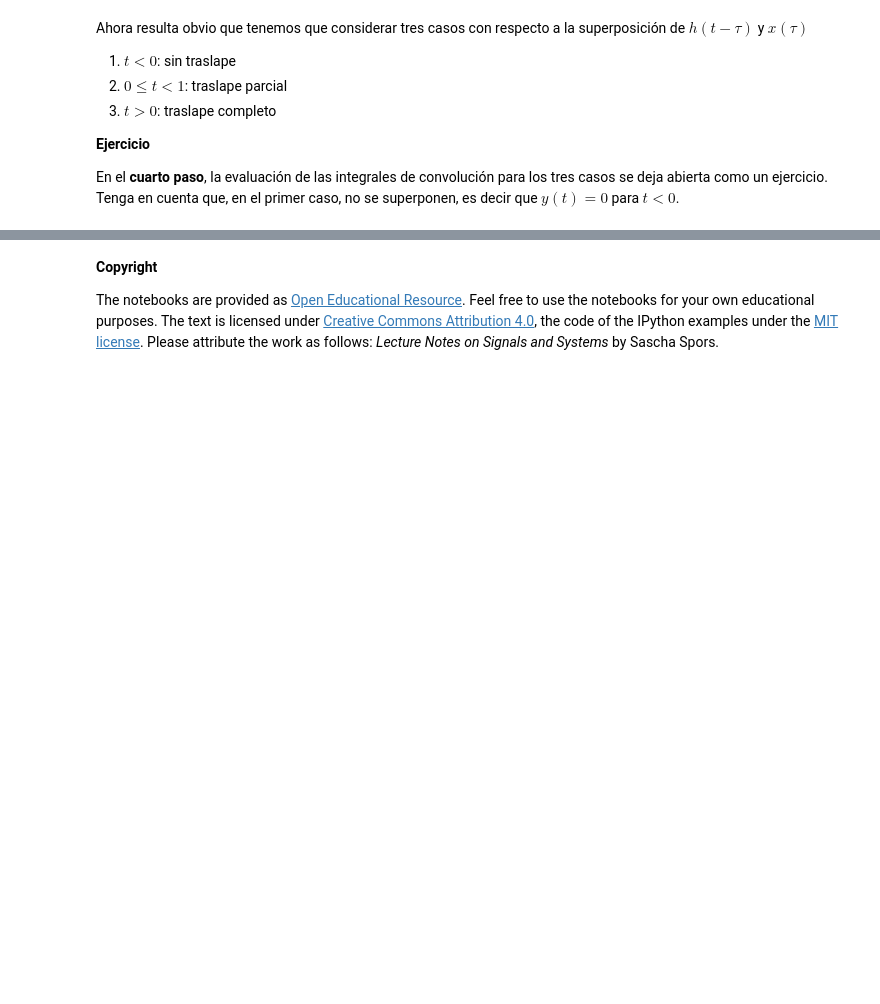
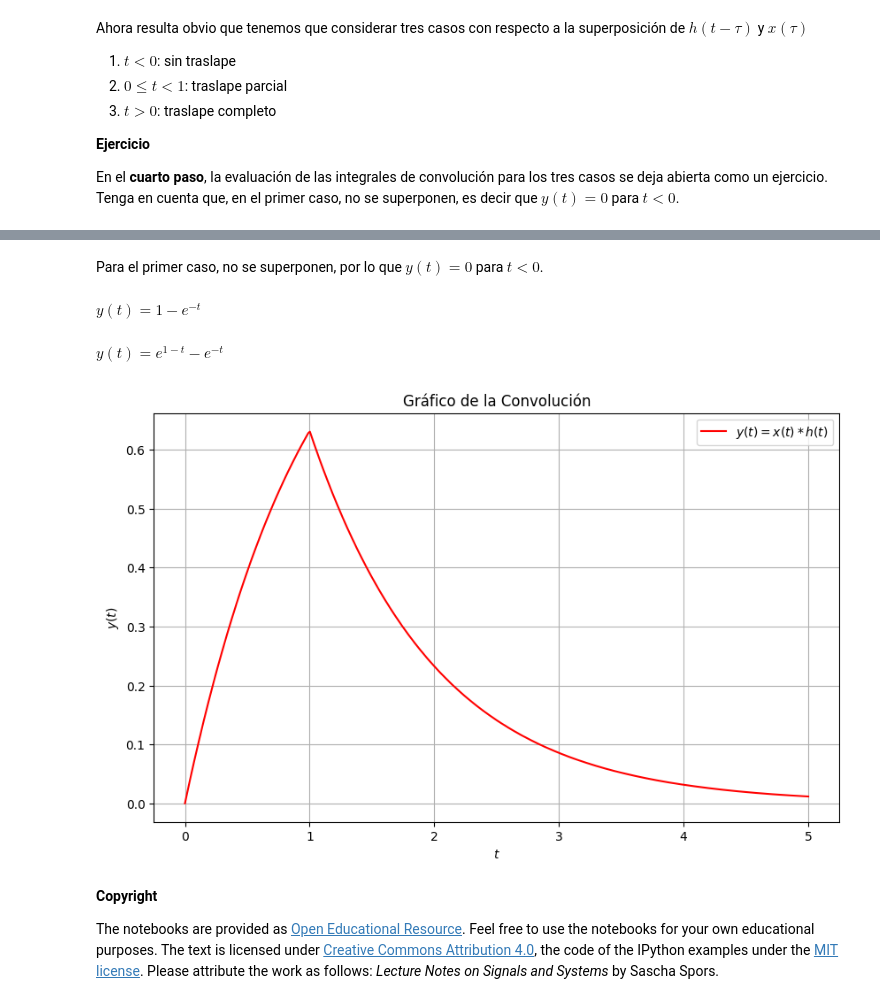
Before and after one commit to Leandro2402-bit/Senales-Sistemas, a Jupyter notebook: Convolucion.ipynb, the cells around one changed output, grey strips where cells are left out. Drawn from its saved outputs; the diff is of its cells as text; code cells hidden in the pictures; blank space fills up the shorter version.

```diff
--- a/Convolucion.ipynb
+++ b/Convolucion.ipynb
@@ -233,3 +149,64 @@ p_caso1.show()
+# %% [markdown]
+Para el primer caso, no se superponen, por lo que $y(t)=0$ para $t<0$.
+# %%
+import sympy as sym
+
+# Definir la variable simbolica tau
+tau = sym.symbols('tau', real=True)
+t = sym.symbols('t', real=True) # Asegurarse de que t también es una variable simbólica
+
+# Definir h(t-tau) y x(tau) para la integración
+h_shifted = sym.exp(-(t - tau)) # h(t-tau)
+x_tau = rect(tau - sym.S.Half) # x(tau)
+
+# Caso 2: 0 <= t < 1
+# La integral va de 0 a t
+# Nota: x_tau en el rango de integración es 1
+integral_caso2 = sym.integrate(1 * sym.exp(-(t - tau)), (tau, 0, t))
+display(sym.Eq(sym.Symbol('y(t)'), integral_caso2, evaluate=False))
+
+# Caso 3: t >= 1
+# La integral va de 0 a 1
+# Nota: x_tau en el rango de integración es 1
+integral_caso3 = sym.integrate(1 * sym.exp(-(t - tau)), (tau, 0, 1))
+display(sym.Eq(sym.Symbol('y(t)'), integral_caso3, evaluate=False))
+# %% [output]
+$\displaystyle y(t) = 1 - e^{- t}$
+$\displaystyle y(t) = e^{1 - t} - e^{- t}$
+# %%
+import sympy as sym
+import matplotlib.pyplot as plt
+import numpy as np
+
+t = sym.symbols('t', real=True)
+
+# Se convierten las expresiones simbólicas a funciones numéricas para graficar
+get_y_caso2 = sym.lambdify(t, integral_caso2, 'numpy')
+get_y_caso3 = sym.lambdify(t, integral_caso3, 'numpy')
+
+# Definimos el rango de t para graficar
+t_vals = np.linspace(0, 5, 400) # desde -2 hasta 5
+# Calculamos los valores de y(t) para cada caso
+y_vals = []
+for val in t_vals:
+    if val < 0:
+        y_vals.append(0)
+    elif 0 <= val < 1:
+        y_vals.append(get_y_caso2(val))
+    else: # val >= 1
+        y_vals.append(get_y_caso3(val))
+
+# Grafica:
+plt.figure(figsize=(10, 6))
+plt.plot(t_vals, y_vals, label=r'$y(t) = x(t) * h(t)$',color='r')
+plt.xlabel(r'$t$')
+plt.ylabel(r'$y(t)$')
+plt.title('Gráfico de la Convolución')
+plt.grid(True)
+plt.legend()
+plt.show()
+# %% [output]
+[figure, added]
 # %% [markdown]
 **Copyright**
 
```
Also changed, not shown: parts of 2 cells of this notebook.
